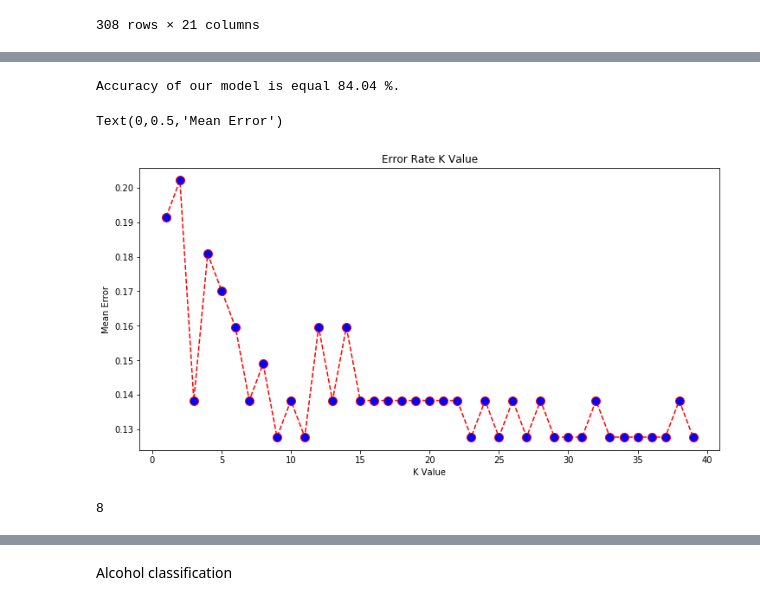
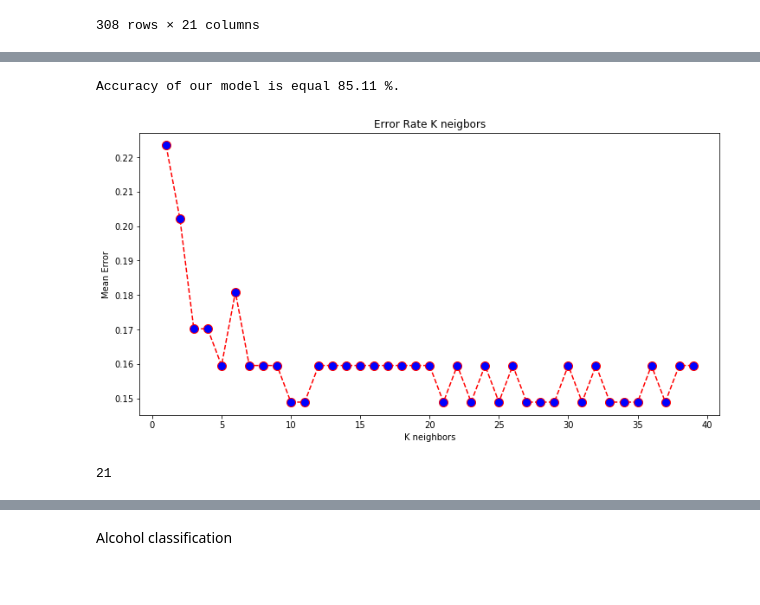
Before and after one commit to VivienvV/fallrisk, a Jupyter notebook: Machine_learning/K-NN.ipynb, the cells around one changed output, grey strips where cells are left out. Cells and saved outputs as stored; diff of their text form; code cells hidden in the pictures.

```diff
--- a/Machine_learning/K-NN.ipynb
+++ b/Machine_learning/K-NN.ipynb
@@ -104,6 +104,6 @@ sns.heatmap(corr, mask=np.zeros_like(corr, dtype=np.bool), cmap=sns.diverging_pa
 # %%
 # Instantiate learning model (k = 3)
-classifier = KNeighborsClassifier(n_neighbors=3)
+classifier = KNeighborsClassifier(n_neighbors=10)
 
 # Fitting the model
 classifier.fit(X_train, y_train)
@@ -114,26 +114,26 @@ y_pred = classifier.predict(X_test)
 accuracy = accuracy_score(y_test, y_pred)*100
 print('Accuracy of our model is equal ' + str(round(accuracy, 2)) + ' %.')
 # %% [output]
-Accuracy of our model is equal 84.04 %.
+Accuracy of our model is equal 85.11 %.
 # %%
 error = []
 
 # Calculating error for K values between 1 and 40
 for i in range(1, 40):
     knn = KNeighborsClassifier(n_neighbors=i)
     knn.fit(X_train, y_train)
     pred_i = knn.predict(X_test)
     error.append(np.mean(pred_i != y_test))
 
 plt.figure(figsize=(12, 6))
 plt.plot(range(1, 40), error, color='red', linestyle='dashed', marker='o',
          markerfacecolor='blue', markersize=10)
-plt.title('Error Rate K Value')
-plt.xlabel('K Value')
+plt.title('Error Rate K neigbors')
+plt.xlabel('K neighbors')
 plt.ylabel('Mean Error')
+plt.savefig('Error rate')
 # %% [output]
-Text(0,0.5,'Mean Error')
-[figure, old version]
+[figure, new version]
 # %%
 def number_k(X_train, y_train):
     error = []
@@ -142,12 +142,12 @@ def number_k(X_train, y_train):
         knn.fit(X_train, y_train)
         pred_i = knn.predict(X_test)
         error.append(np.mean(pred_i != y_test))
-    return(error.index(min(error)))
+    return(error.index(min(error))) +1
 
 i = number_k(X_train,y_train)
 print(i)
 # %% [output]
-8
+21
 # %%
 def plot_confusion_matrix(cm, classes,
                           normalize=False,
```
Also changed, not shown: parts of 7 cells of this notebook, 9 other files.
